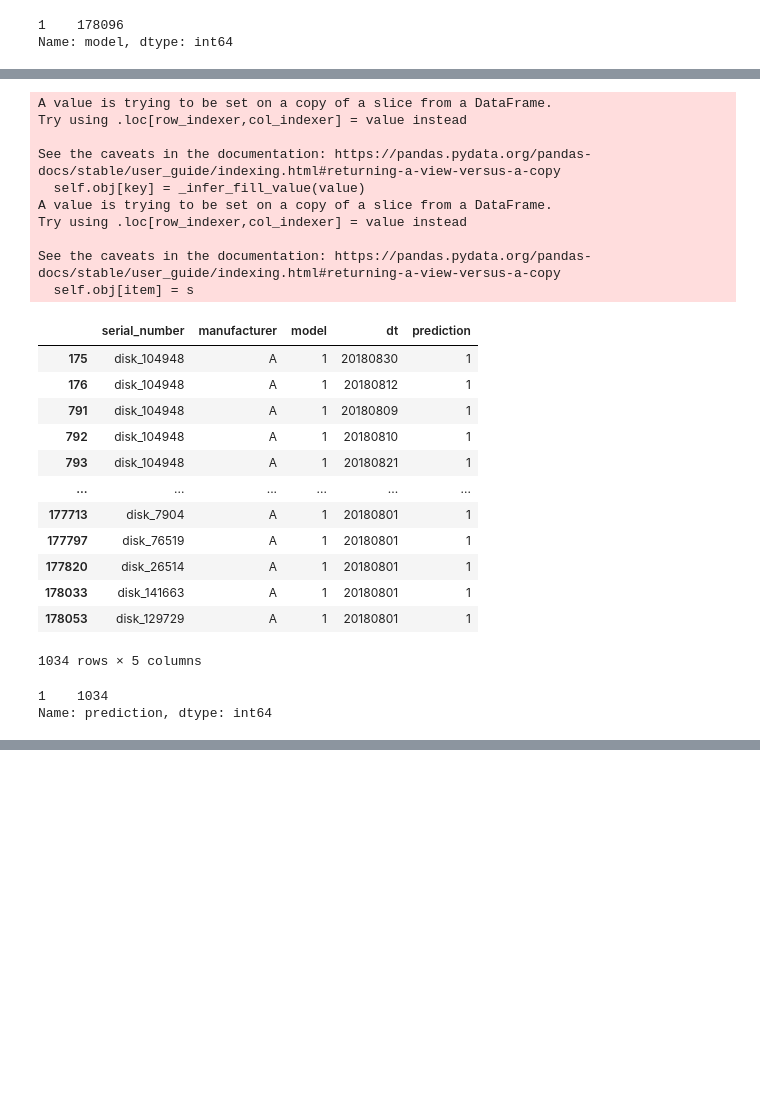
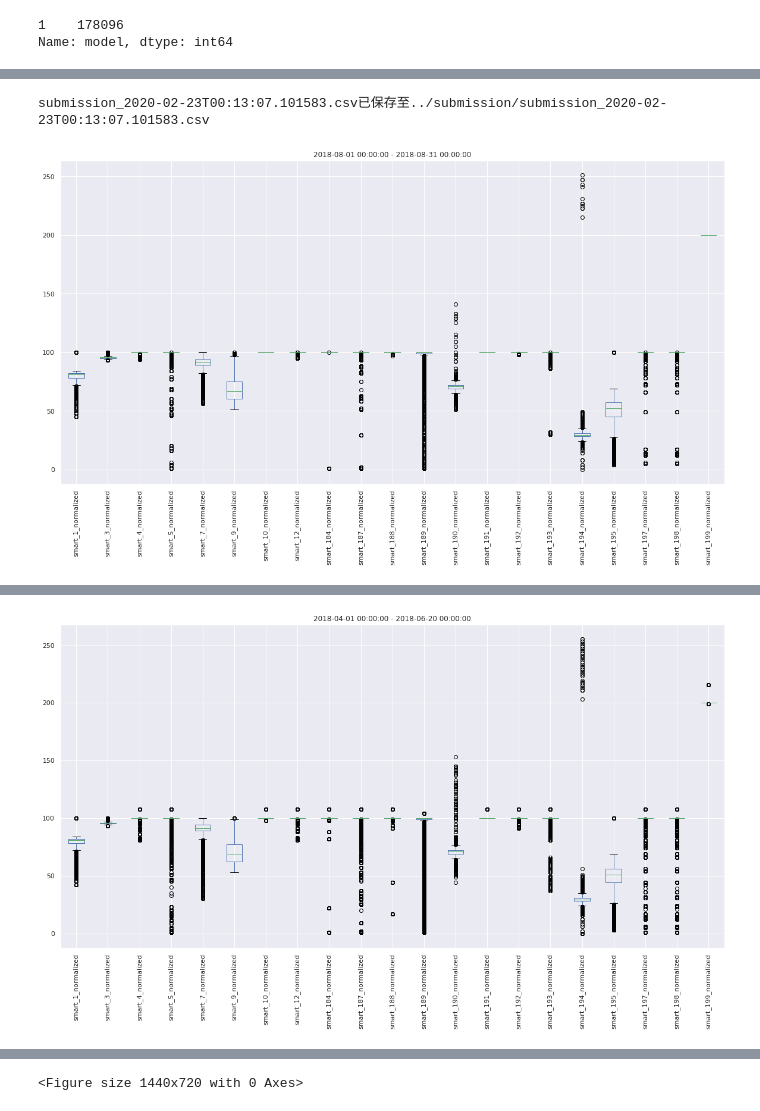
Before and after one commit to DevinWang23/tianchi_ai_ops_2020, a Jupyter notebook: jupyter_notebook/train_eval.ipynb, the cells around one changed output, grey strips where cells are left out. Drawn from its saved outputs; the diff is of its cells as text; code cells hidden in the pictures; blank space fills up the shorter version.

```diff
--- a/jupyter_notebook/train_eval.ipynb
+++ b/jupyter_notebook/train_eval.ipynb
@@ -183,29 +280,4 @@ Name: model, dtype: int64
 # %%
-ret = pipeline_inference(test_fe_df)
+ret, output_df = pipeline_inference(test_fe_df)
 # %% [output]
-A value is trying to be set on a copy of a slice from a DataFrame.
-Try using .loc[row_indexer,col_indexer] = value instead
-
-See the caveats in the documentation: https://pandas.pydata.org/pandas-docs/stable/user_guide/indexing.html#returning-a-view-versus-a-copy
-  self.obj[key] = _infer_fill_value(value)
-A value is trying to be set on a copy of a slice from a DataFrame.
-Try using .loc[row_indexer,col_indexer] = value instead
-
-See the caveats in the documentation: https://pandas.pydata.org/pandas-docs/stable/user_guide/indexing.html#returning-a-view-versus-a-copy
-  self.obj[item] = s
+submission_2020-02-23T00:13:07.101583.csv已保存至../submission/submission_2020-02-23T00:13:07.101583.csv
-# %%
-ret[ret.prediction==1]
-# %% [output]
-|  | serial_number | manufacturer | model | dt | prediction |
-| 175 | disk_104948 | A | 1 | 20180830 | 1 |
-| 176 | disk_104948 | A | 1 | 20180812 | 1 |
-| 791 | disk_104948 | A | 1 | 20180809 | 1 |
-| 792 | disk_104948 | A | 1 | 20180810 | 1 |
-| 793 | disk_104948 | A | 1 | 20180821 | 1 |
-| ... | ... | ... | ... | ... | ... |
-| 177713 | disk_7904 | A | 1 | 20180801 | 1 |
-| 177797 | disk_76519 | A | 1 | 20180801 | 1 |
-| 177820 | disk_26514 | A | 1 | 20180801 | 1 |
-| 178033 | disk_141663 | A | 1 | 20180801 | 1 |
-| 178053 | disk_129729 | A | 1 | 20180801 | 1 |
-1034 rows × 5 columns
@@ -214,5 +283,0 @@ output_df = ret[ret.prediction==1][['manufacturer','model', 'serial_number','dt'
-# %%
-output_df.prediction.value_counts()
-# %% [output]
-1    1034
-Name: prediction, dtype: int64
@@ -220,0 +284,6 @@ output_df.to_csv(os.path.join('../submission', 'submission_%s.csv'%datetime.now(
+# %%
+_, cate_cols, cont_cols, _ = check_columns(test_fe_df.dtypes.to_dict())
+# %%
+plot_dist_of_cols([test_fe_df, mod_one_fe_df,], cont_cols)
+# %% [output]
+[figure, added]
@@ -220,0 +291 @@ output_df.to_csv(os.path.join('../submission', 'submission_%s.csv'%datetime.now(
+[figure, added]
@@ -220,0 +293 @@ output_df.to_csv(os.path.join('../submission', 'submission_%s.csv'%datetime.now(
+<Figure size 1440x720 with 0 Axes>
```
Also changed, not shown: parts of 27 cells of this notebook, 3 other files.
